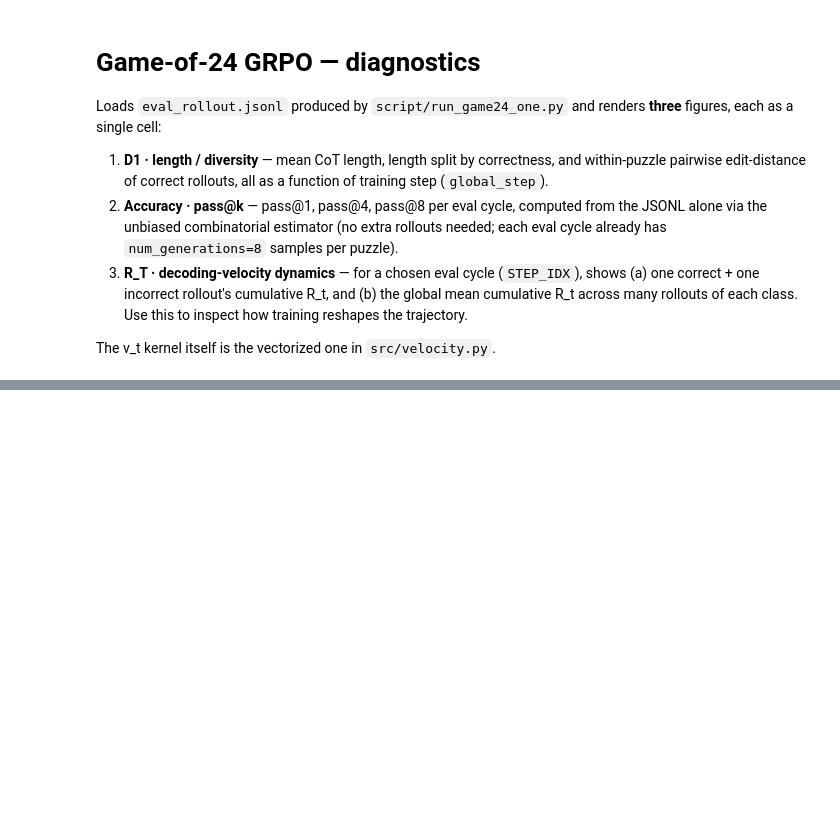
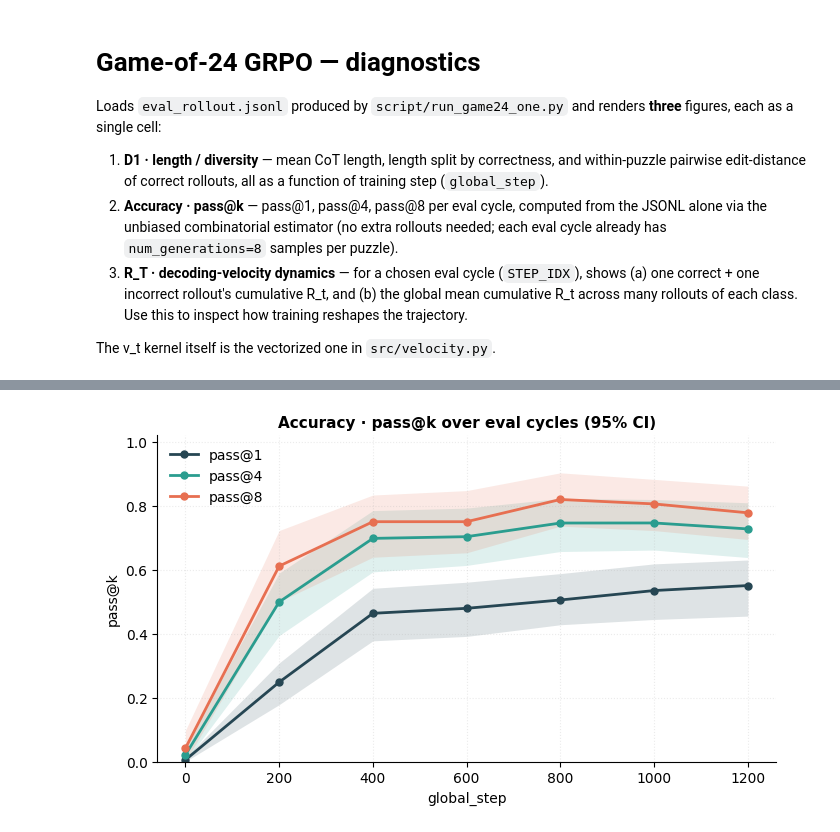
Before and after one commit to fangyuan-ksgk/arl, a Jupyter notebook: game24_figure.ipynb, the cells around one changed output, grey strips where cells are left out. Cells and saved outputs as stored; diff of their text form; code cells hidden in the pictures; blank space fills up the shorter version.

```diff
--- a/game24_figure.ipynb
+++ b/game24_figure.ipynb
@@ -34,7 +34,7 @@ import pandas as pd
 import matplotlib.pyplot as plt
 
 # Point this at the output directory produced by script/run_game24_one.py
-RUN_DIR  = Path("output/game24_sweep/len512/Qwen__Qwen3-0.6B")
+RUN_DIR  = Path("logs/game24_sweep_exp4/len512/Qwen__Qwen3-4B")
 EVAL_LOG = RUN_DIR / "eval_rollout.jsonl"
 assert EVAL_LOG.exists(), f"missing {EVAL_LOG}; run script/run_game24_one.py first"
 
@@ -117,39 +328,76 @@ fig.tight_layout(); plt.show()
 # %%
-"""Figure 2 · pass@1, pass@4, pass@8 per eval cycle.
+"""Figure 2 · pass@1, pass@4, pass@8 over GRPO training (95% bootstrap CI).
 
-Each (eval cycle, puzzle) cell already has `num_generations` rollouts (=8
-by default), so we can compute the unbiased pass@k estimator
+Each (eval cycle, puzzle) cell has `num_generations` rollouts (=8 by
+default). Per-puzzle unbiased estimator:
     pass@k = 1 - C(n-c, k) / C(n, k),  n = #rollouts, c = #correct
-for any k ≤ n, then average over puzzles in the cycle. No extra forward
-passes needed.
+Cycle-level point = mean across puzzles; CI ribbon = 95% bootstrap over
+puzzles (300 resamples). No extra forward passes needed.
 """
 KS = (1, 4, 8)
+
+# --- palette: distinct hues per k ------------------------------------------
+C_K = {1: "#264653", 4: "#2a9d8f", 8: "#e76f51"}
 
 def pass_at_k(c: int, n: int, k: int) -> float:
     if n - c < k:
         return 1.0
     return 1.0 - comb(n - c, k) / comb(n, k)
 
+# --- per-(step, puzzle, k) pass@k ------------------------------------------
 rows = []
 for (gs, key), g in eval_df.groupby(["global_step", "key"]):
     n = len(g); c = int(g.correct.sum())
     for k in KS:
         if k > n:
             continue
         rows.append({"global_step": gs, "key": key, "k": k,
                      "pass": pass_at_k(c, n, k)})
-pak = (pd.DataFrame(rows)
-         .groupby(["global_step", "k"])["pass"].mean()
-         .unstack("k").sort_index())
+pak_long = pd.DataFrame(rows)
 
-fig, ax = plt.subplots(figsize=(6, 4))
-for k in KS:
-    if k not in pak.columns:
-        continue
-    ax.plot(pak.index, pak[k], marker="o", label=f"pass@{k}")
-ax.set(xlabel="global_step", ylabel="pass@k", ylim=(0, 1.02),
-       title="Accuracy · pass@k over eval cycles")
-ax.grid(alpha=0.3); ax.legend()
-fig.tight_layout(); plt.show()
+# --- per-step mean + 95% bootstrap CI over puzzles -------------------------
+def _boot_ci_mean(values, n_boot=300, seed=0):
+    v = np.asarray(values, dtype=float)
+    if len(v) < 2:
+        c = float(v.mean()) if len(v) else float("nan")
+        return c, c
+    rng = np.random.default_rng(seed)
+    boots = np.array([rng.choice(v, size=len(v), replace=True).mean()
+                      for _ in range(n_boot)])
+    return float(np.percentile(boots, 2.5)), float(np.percentile(boots, 97.5))
 
-print(pak.round(3))
+pak_summary = []
+for (step, k), g in pak_long.groupby(["global_step", "k"]):
+    lo, hi = _boot_ci_mean(g["pass"].values)
+    pak_summary.append({"step": step, "k": k,
+                        "val": float(g["pass"].mean()), "lo": lo, "hi": hi})
+pak_df = pd.DataFrame(pak_summary).sort_values(["k", "step"])
+
+# --- plotting ---------------------------------------------------------------
+with plt.rc_context({
+    "axes.spines.top":   False, "axes.spines.right": False,
+    "axes.grid":         True,  "grid.alpha": 0.25, "grid.linestyle": ":",
+    "axes.titleweight":  "bold", "axes.titlesize": 11,
+    "axes.labelsize":    10,    "legend.frameon": False,
+}):
+    fig, ax = plt.subplots(figsize=(7, 4.2))
+    for k in KS:
+        sub = pak_df[pak_df.k == k]
+        if sub.empty:
+            continue
+        c = C_K[k]
+        ax.plot(sub.step, sub.val, color=c, lw=2, marker="o", ms=5,
+                label=f"pass@{k}")
+        ax.fill_between(sub.step, sub.lo, sub.hi,
+                        color=c, alpha=0.15, linewidth=0)
+    ax.set(xlabel="global_step", ylabel="pass@k", ylim=(0, 1.02),
+           title="Accuracy · pass@k over eval cycles (95% CI)")
+    ax.legend(loc="best")
+    fig.tight_layout()
+    plt.show()
+
+print((pak_df.pivot(index="step", columns="k", values="val")
+             .round(3)
+             .rename_axis(index="global_step")))
+# %% [output]
+[figure, added]
```
Also changed, not shown: parts of 8 cells of this notebook, 2 other files.
